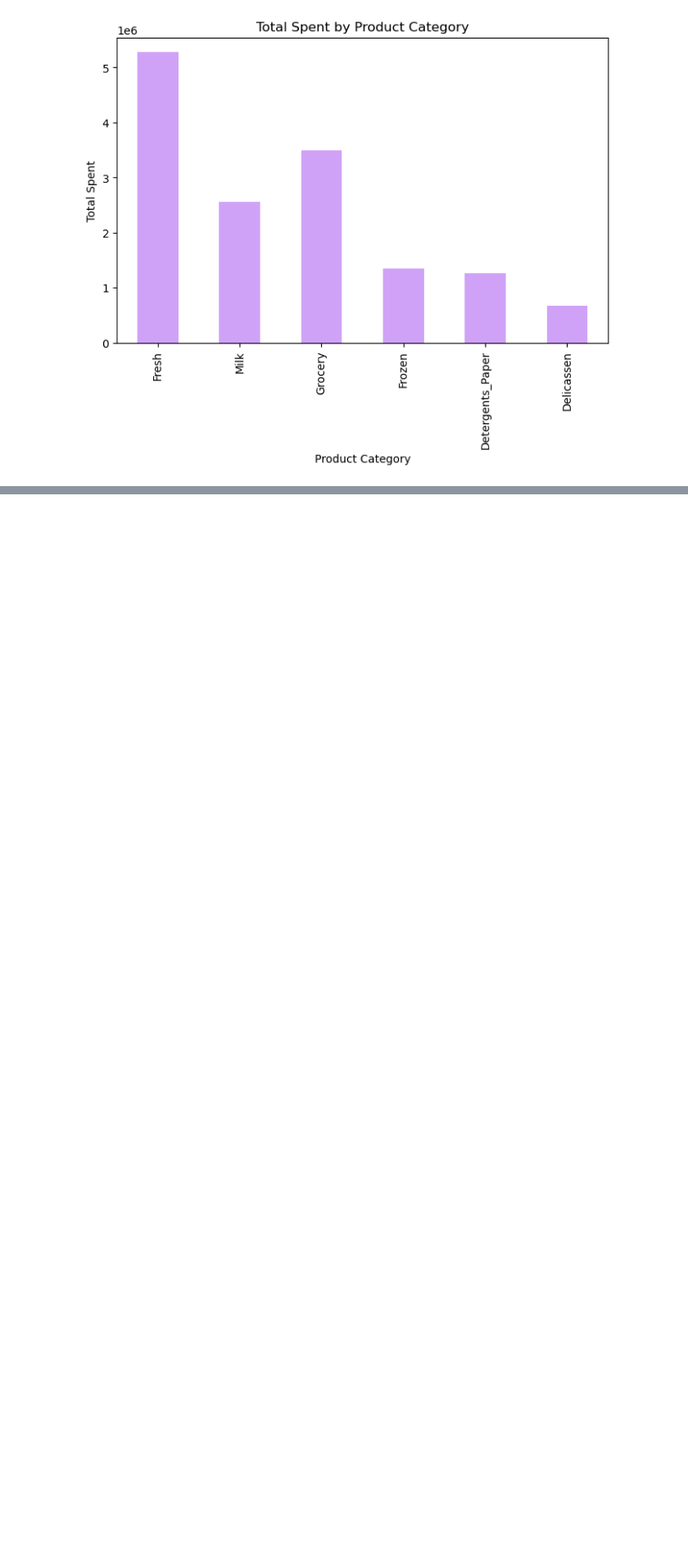
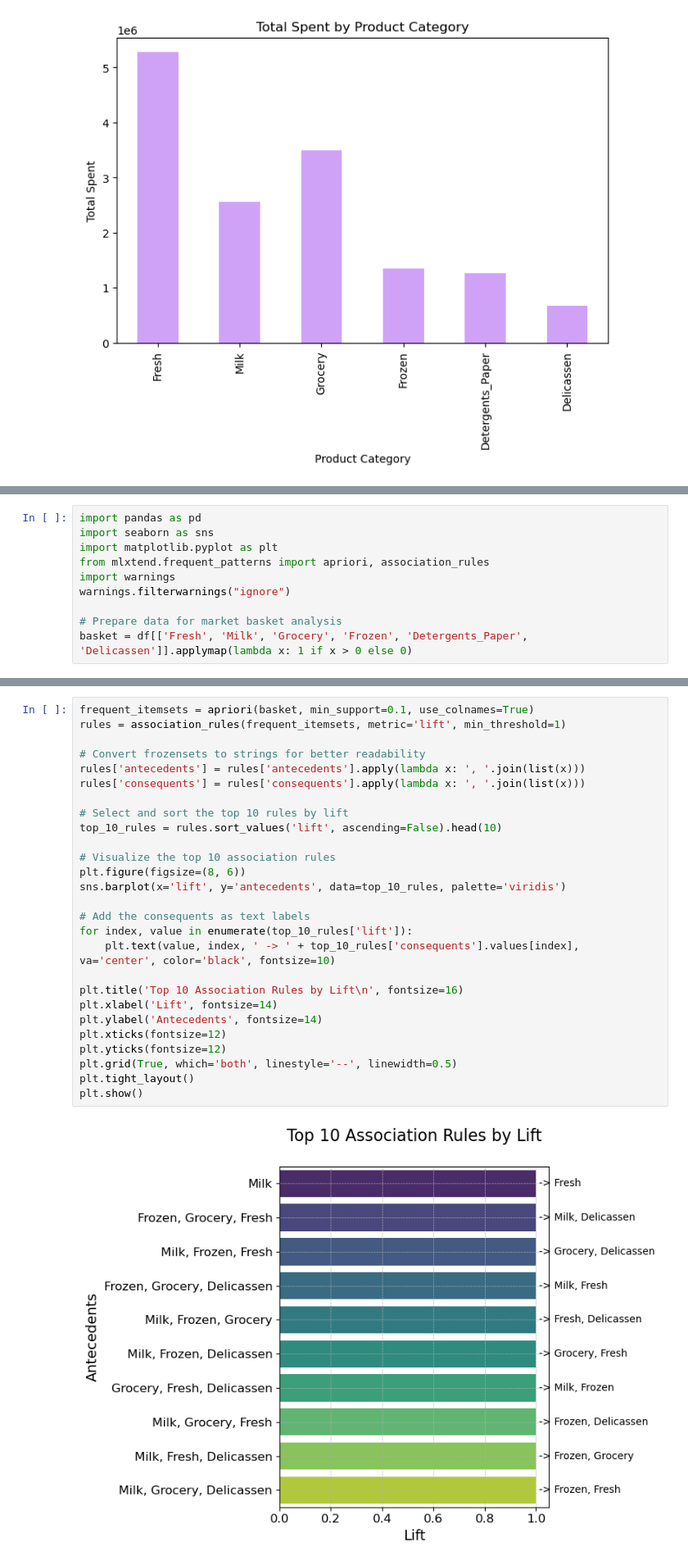
Before and after one commit to ChitharaKarunasekera/Python-Customer-Segmentation-Analysis, a Jupyter notebook: Customer_Segmentation_and_Sales_Analysis.ipynb, the cells around one changed output, grey strips where cells are left out. Shown at 82% size. Saved outputs shown, nothing was run; the diff lists cells and outputs as text; blank space fills up the shorter version.

Commit message:
added more analysis

```diff
--- a/CustomerSegmentationProject.ipynb
+++ b/Customer_Segmentation_and_Sales_Analysis.ipynb
@@ -385,0 +421,10 @@ plt.show()
+# %%
+import pandas as pd
+import seaborn as sns
+import matplotlib.pyplot as plt
+from mlxtend.frequent_patterns import apriori, association_rules
+import warnings
+warnings.filterwarnings("ignore")
+
+# Prepare data for market basket analysis
+basket = df[['Fresh', 'Milk', 'Grocery', 'Frozen', 'Detergents_Paper', 'Delicassen']].applymap(lambda x: 1 if x > 0 else 0)
@@ -385,0 +433,29 @@ plt.show()
+# %%
+frequent_itemsets = apriori(basket, min_support=0.1, use_colnames=True)
+rules = association_rules(frequent_itemsets, metric='lift', min_threshold=1)
+
+# Convert frozensets to strings for better readability
+rules['antecedents'] = rules['antecedents'].apply(lambda x: ', '.join(list(x)))
+rules['consequents'] = rules['consequents'].apply(lambda x: ', '.join(list(x)))
+
+# Select and sort the top 10 rules by lift
+top_10_rules = rules.sort_values('lift', ascending=False).head(10)
+
+# Visualize the top 10 association rules
+plt.figure(figsize=(8, 6))
+sns.barplot(x='lift', y='antecedents', data=top_10_rules, palette='viridis')
+
+# Add the consequents as text labels
+for index, value in enumerate(top_10_rules['lift']):
+    plt.text(value, index, ' -> ' + top_10_rules['consequents'].values[index], va='center', color='black', fontsize=10)
+
+plt.title('Top 10 Association Rules by Lift\n', fontsize=16)
+plt.xlabel('Lift', fontsize=14)
+plt.ylabel('Antecedents', fontsize=14)
+plt.xticks(fontsize=12)
+plt.yticks(fontsize=12)
+plt.grid(True, which='both', linestyle='--', linewidth=0.5)
+plt.tight_layout()
+plt.show()
+# %% [output]
+[figure, added]
```
Also changed, not shown: parts of 6 cells of this notebook.
